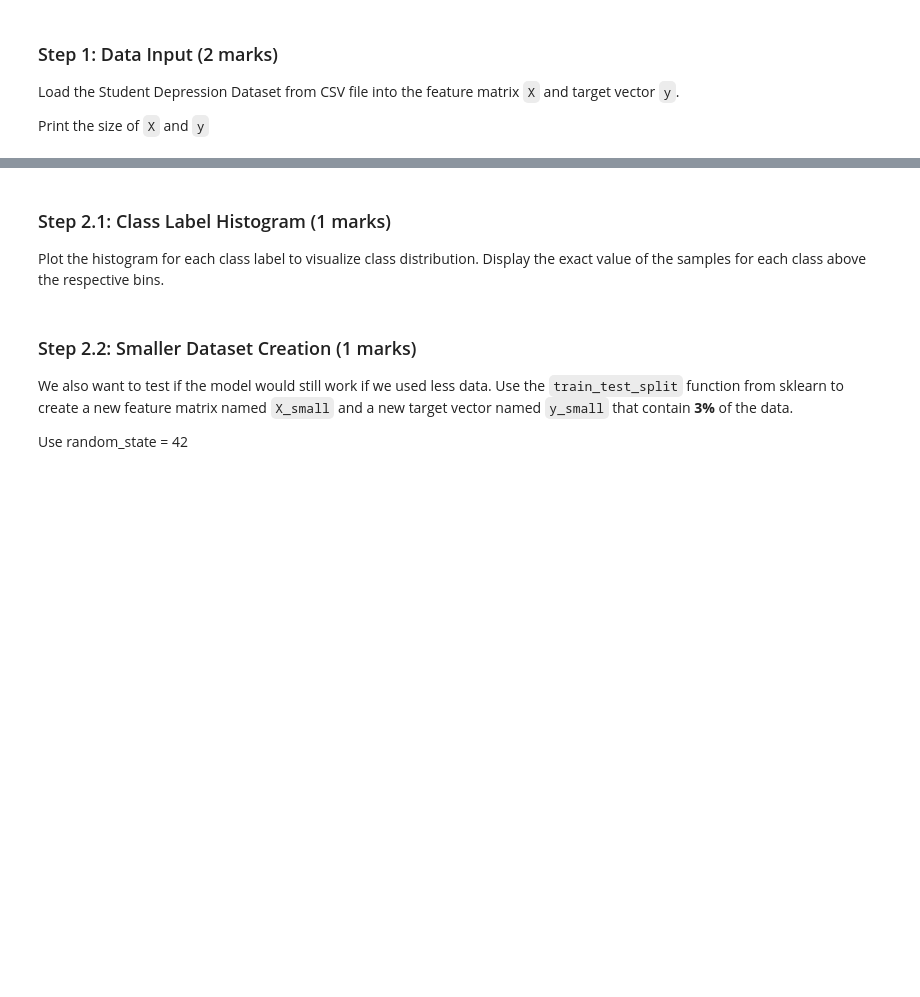
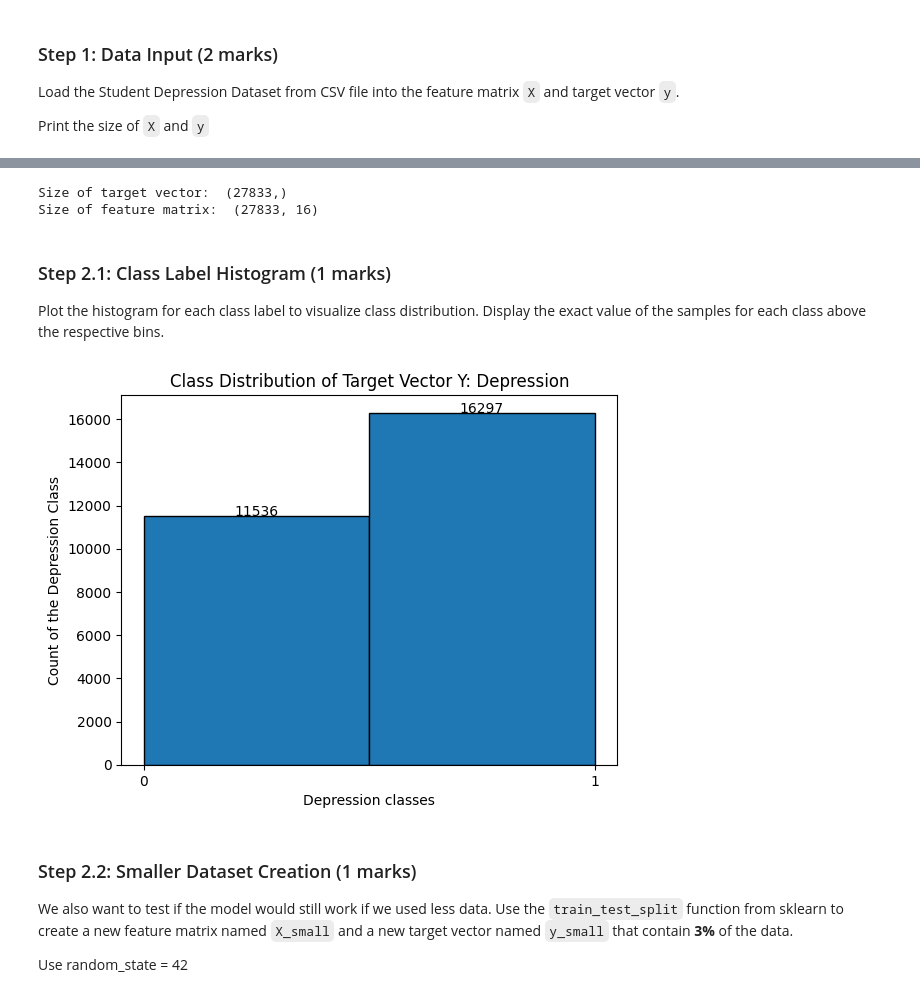
Before and after one commit to hRazaRizvi/ENGG680_2025_Fall, a Jupyter notebook: Lab_Assignment2/Assignment2.ipynb, the cells around one changed output, grey strips where cells are left out. Drawn from its saved outputs; the diff is of its cells as text; code cells hidden in the pictures; blank space fills up the shorter version.

```diff
--- a/Lab_Assignment2/Assignment2.ipynb
+++ b/Lab_Assignment2/Assignment2.ipynb
@@ -106,15 +90,15 @@ x_0 =np.array([100.0, -50.0, 25.0, 1000.0])
 # %% [markdown]
 ### Step 3: initialize the corrections array as 10s, iteration loop counter i as zero and related arrays (1 mark)
 # %%
-delta =12 * np.ones(m)
-i =0
+delta =
+i =
 
 # given empty arrays to store results (no need to fill anything here)
 arr_w = []
 arr_delta=[]
 arr_err_pos = []
 arr_i = []
-x_hat =x_0.copy()
+x_hat =
 # %% [markdown]
 ### Step 4: define a function named design_matrix which computes the design matrix A of this LSE problem (3 mark)
 
@@ -565,16 +525,19 @@ Load the Student Depression Dataset from CSV file into the feature matrix `X` an
 Print the size of `X` and `y`
 # %%
 # Load the Student Depression Dataset
-data = pd.read_csv('')
+data = pd.read_csv('Student Depression Dataset.csv') #reading the file as a dataframe
 
 # Basic data preprocessing
-data.drop(   )  # Remove irrelevant ID column
-data.dropna(   )  # Remove rows with missing values
-data.drop_duplicates(   )  # Remove duplicate rows
+data = data.drop('id',axis = 1)  # Remove irrelevant ID column and updating the variable
+data = data.dropna()  # Remove rows with missing values
+data = data.drop_duplicates()  # Remove duplicate rows
 
 # Remove 'Other' category entries as they provide no useful information (1 marks)
 # your code here
-
+data = data.replace('Others', np.nan) #replace "Others" with NaN
+data = data.dropna() #remove NaN
 
 # Print the shape of the dataset after preprocessing and display the first 5 rows using head()
 # your code here
+print('Shape of the dataframe is: ',data.shape)
+data.head()
@@ -589,14 +560,20 @@ categorical_columns = ['City', 'Gender', 'Sleep Duration', 'Dietary Habits',
 
 for col in categorical_columns:
     if col in data.columns:
-        data[col] = labelencoder.fit_transform(data[col])
+        data[col] = labelencoder.fit_transform(data[col]) #converted the textual variables into numbers
 
+data
 # Prepare feature matrix X and target vector y (1 marks)
-y =  # Target vector
-X =  # Feature matrix
+y = data['Depression'] # Target vector
+X = data.drop('Depression', axis = 1)# Feature matrix, removing the target variable
 
 # Display sizes of X and y
 # your code here
+print('Size of target vector: ',y.shape)
+print('Size of feature matrix: ',X.shape)
+# %% [output]
+Size of target vector:  (27833,)
+Size of feature matrix:  (27833, 16)
 # %% [markdown]
 ### Step 2.1: Class Label Histogram (1 marks)
 
@@ -604,13 +581,22 @@ Plot the histogram for each class label to visualize class distribution. Display
 # %%
 # Check the class distribution of y
 
 
 # Display exact values for each bin in the histogram
 # hint: Use for loop
 # your code here
 
+count, bin, patch = plt.hist(y, bins=len(y.unique()),edgecolor = 'BLACK')
+for i in range(len(count)):
+    plt.text(bin[i]+0.2, count[i], int(count[i]))
 
+plt.title('Class Distribution of Target Vector Y: Depression')
+plt.xlabel('Depression classes')
+plt.ylabel('Count of the Depression Class')
+plt.xticks([0,1])
 plt.show()
+# %% [output]
+[figure, added]
 # %% [markdown]
 ### Step 2.2: Smaller Dataset Creation (1 marks)
 
```
Also changed, not shown: parts of 26 cells of this notebook.
